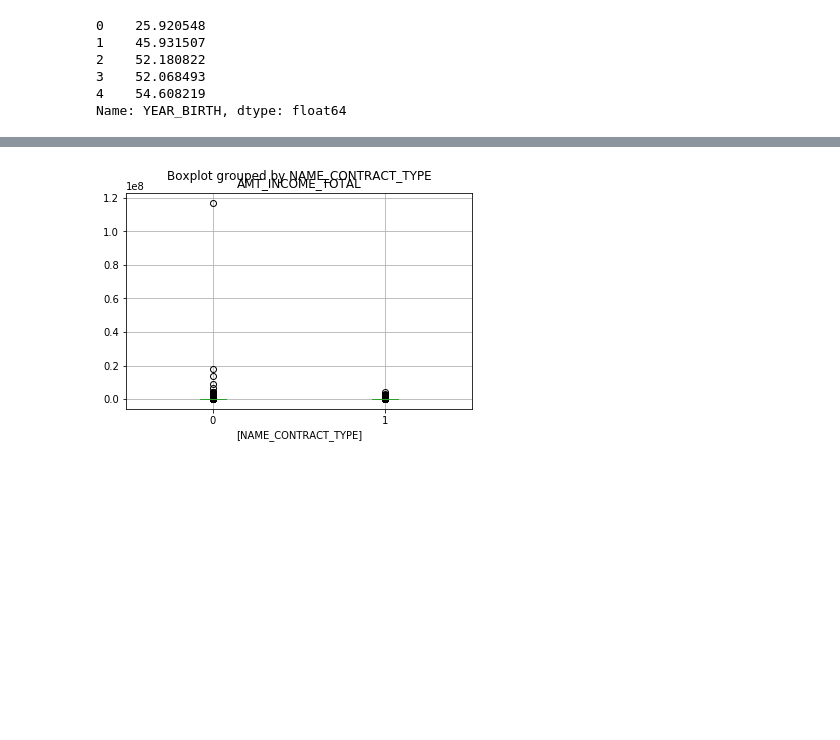
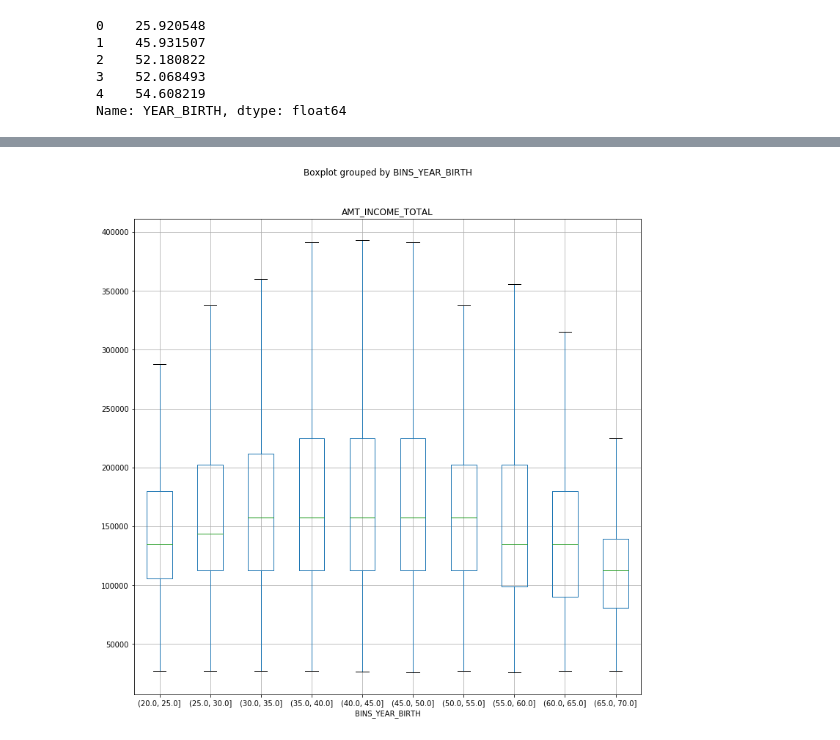
Before and after one commit to k1012ken/ML100Days, a Jupyter notebook: homework/Day_018_HW.ipynb, the cells around one changed output, grey strips where cells are left out. Saved outputs shown, nothing was run; the diff lists cells and outputs as text; code cells hidden in the pictures; blank space fills up the shorter version.

```diff
--- a/homework/Day_018_HW.ipynb
+++ b/homework/Day_018_HW.ipynb
@@ -69,7 +69,7 @@ app_train['YEAR_BIRTH'].head()
 4    54.608219
 Name: YEAR_BIRTH, dtype: float64
 # %%
-cut_rules = [0, 20, 30, 50, 100]
+cut_rules = np.linspace(20, 70, num = 11)
 app_train['BINS_YEAR_BIRTH'] = pd.cut(app_train['YEAR_BIRTH'], cut_rules)
-app_train['BINS_YEAR_BIRTH'].head()
+app_train['BINS_YEAR_BIRTH'].value_counts().sort_index()
 # %% [output]
@@ -87,5 +102,5 @@ array([169069.51357495, 166217.017656  ])
 # %%
-app_train.boxplot(column='AMT_INCOME_TOTAL', by=['NAME_CONTRACT_TYPE'])
+app_train.boxplot(column='AMT_INCOME_TOTAL', by='BINS_YEAR_BIRTH', showfliers = False, figsize=(12,12))
 plt.show()
 # %% [output]
-[figure, old version]
+[figure, new version]
```
Also changed, not shown: parts of 4 cells of this notebook.
